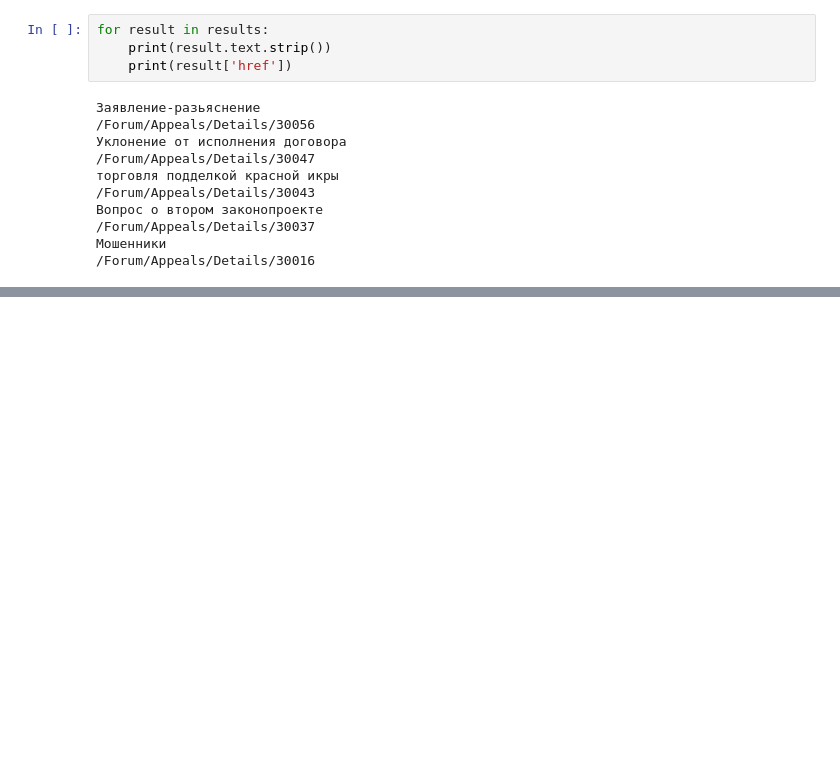
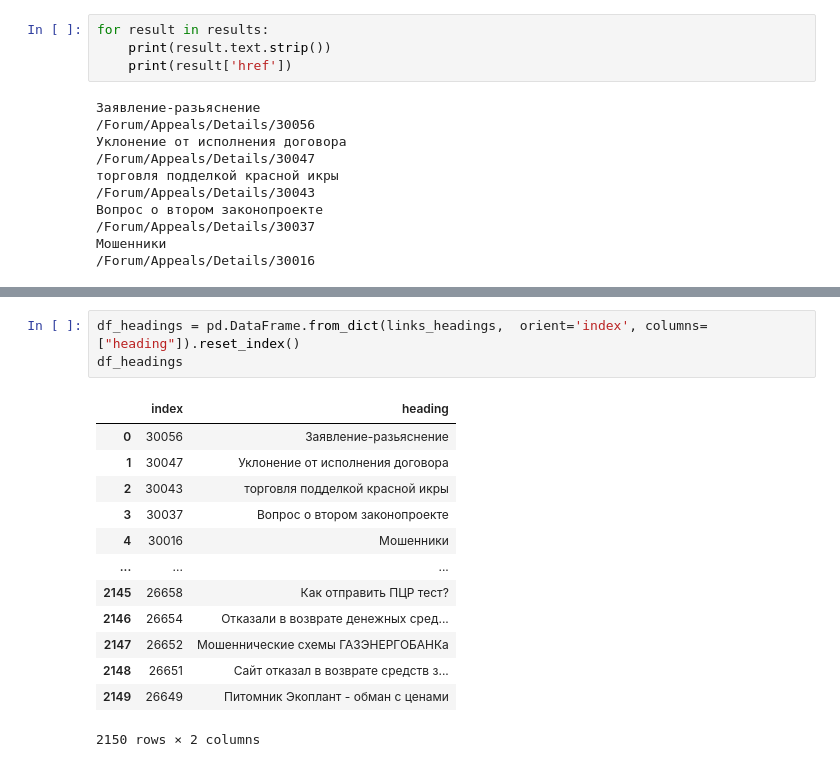
Before and after one commit to vvseva/nlp_tg_bot, a Jupyter notebook: hw2/grab-data.ipynb, the cells around one changed output, grey strips where cells are left out. Cells and saved outputs as stored; diff of their text form; blank space fills up the shorter version.

```diff
--- a/hw2/grab-data.ipynb
+++ b/hw2/grab-data.ipynb
@@ -105,0 +132,17 @@ driver.close()
+# %%
+df_headings = pd.DataFrame.from_dict(links_headings,  orient='index', columns=["heading"]).reset_index()
+df_headings
+# %% [output]
+|  | index | heading |
+| 0 | 30056 | Заявление-разьяснение |
+| 1 | 30047 | Уклонение от исполнения договора |
+| 2 | 30043 | торговля подделкой красной икры |
+| 3 | 30037 | Вопрос о втором законопроекте |
+| 4 | 30016 | Мошенники |
+| ... | ... | ... |
+| 2145 | 26658 | Как отправить ПЦР тест? |
+| 2146 | 26654 | Отказали в возврате денежных сред... |
+| 2147 | 26652 | Мошеннические схемы ГАЗЭНЕРГОБАНКа |
+| 2148 | 26651 | Сайт отказал в возврате средств з... |
+| 2149 | 26649 | Питомник Экоплант - обман с ценами |
+2150 rows × 2 columns
```
Also changed, not shown: parts of 24 cells of this notebook, 1 other file.
